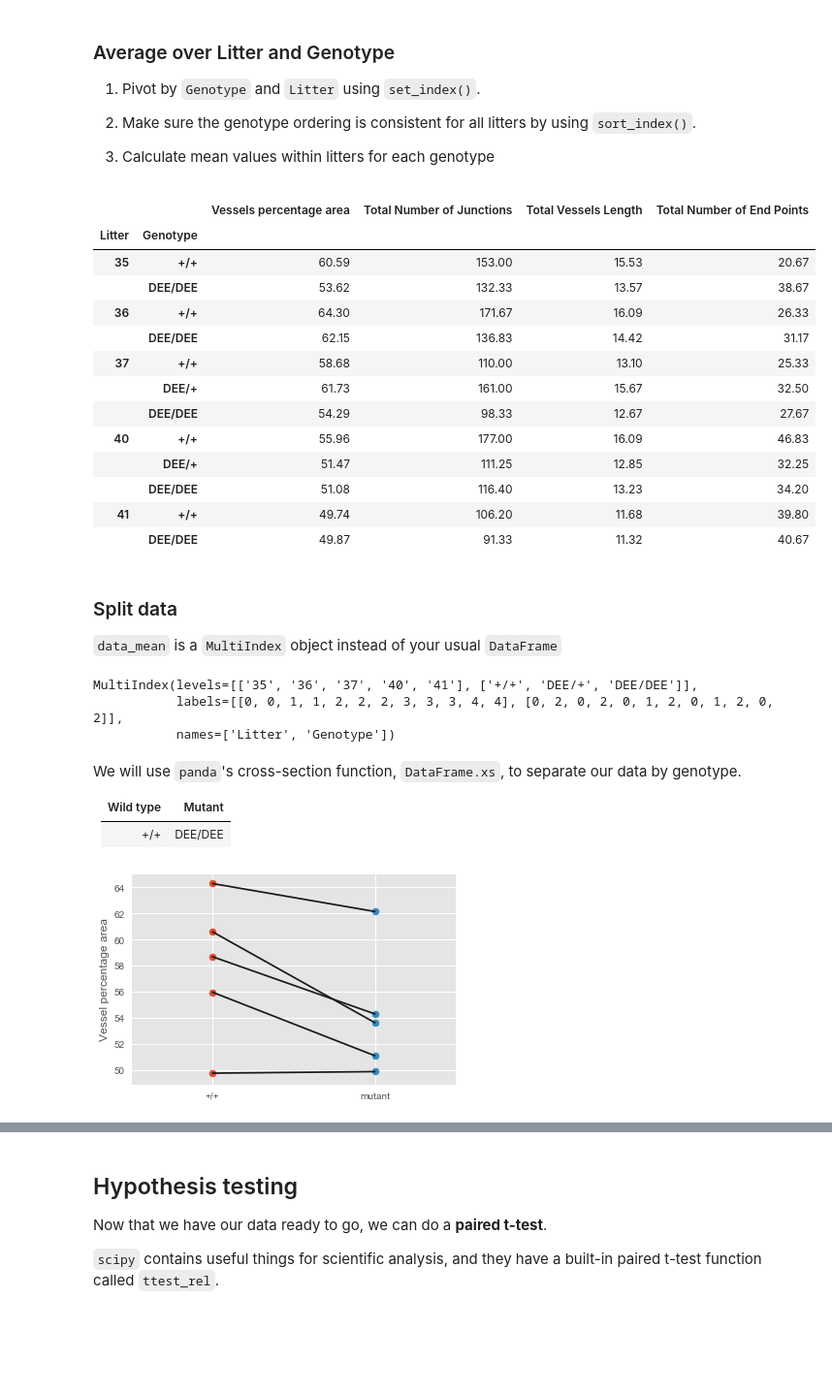
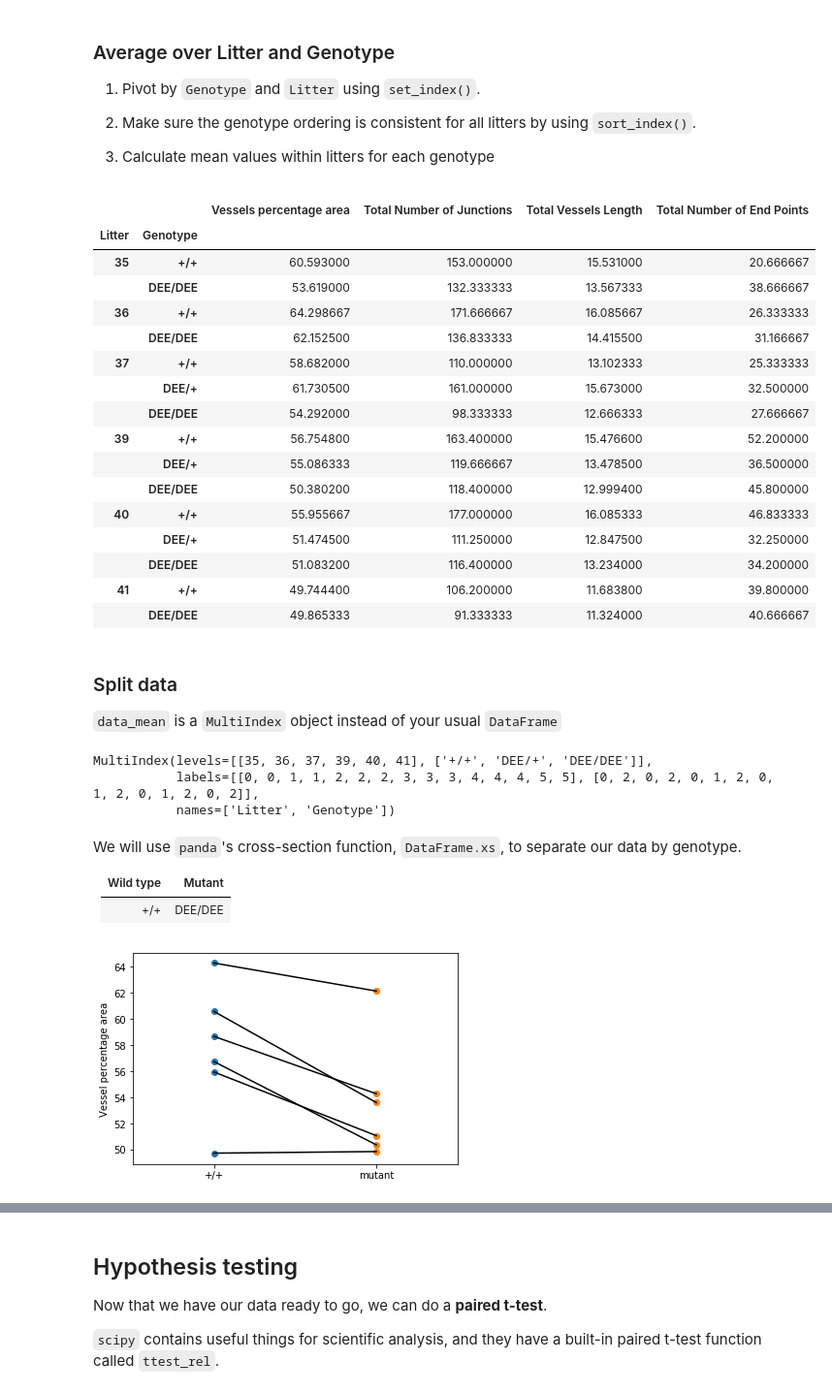
Before and after one commit to MixedIndentations/Angiogenesis-Density, a Jupyter notebook: notebooks/RetinalCells-PairedTtest.ipynb, the cells around one changed output, grey strips where cells are left out. Shown at 97% size. Cells and saved outputs as stored; diff of their text form; code cells hidden in the pictures; blank space fills up the shorter version.

```diff
--- a/notebooks/RetinalCells-PairedTtest.ipynb
+++ b/notebooks/RetinalCells-PairedTtest.ipynb
@@ -24,27 +24,30 @@ df.head() # Look at first five rows "header"
 
 3. Calculate mean values within litters for each genotype
 # %%
-data_mean = (merged_inner
+data_mean = (df
              .set_index(['Litter', 'Genotype']) # pivot
              .sort_index(level = ['Litter', 'Genotype'])
              .mean(level = ['Litter', 'Genotype'])
             )
 data_mean
 # %% [output]
 |  |  | Vessels percentage area | Total Number of Junctions | Total Vessels Length | Total Number of End Points |
 | Litter | Genotype |  |  |  |  |
-| 35 | +/+ | 60.59 | 153.00 | 15.53 | 20.67 |
-|  | DEE/DEE | 53.62 | 132.33 | 13.57 | 38.67 |
-| 36 | +/+ | 64.30 | 171.67 | 16.09 | 26.33 |
-|  | DEE/DEE | 62.15 | 136.83 | 14.42 | 31.17 |
-| 37 | +/+ | 58.68 | 110.00 | 13.10 | 25.33 |
-|  | DEE/+ | 61.73 | 161.00 | 15.67 | 32.50 |
-|  | DEE/DEE | 54.29 | 98.33 | 12.67 | 27.67 |
-| 40 | +/+ | 55.96 | 177.00 | 16.09 | 46.83 |
-|  | DEE/+ | 51.47 | 111.25 | 12.85 | 32.25 |
-|  | DEE/DEE | 51.08 | 116.40 | 13.23 | 34.20 |
-| 41 | +/+ | 49.74 | 106.20 | 11.68 | 39.80 |
-|  | DEE/DEE | 49.87 | 91.33 | 11.32 | 40.67 |
+| 35 | +/+ | 60.593000 | 153.000000 | 15.531000 | 20.666667 |
+|  | DEE/DEE | 53.619000 | 132.333333 | 13.567333 | 38.666667 |
+| 36 | +/+ | 64.298667 | 171.666667 | 16.085667 | 26.333333 |
+|  | DEE/DEE | 62.152500 | 136.833333 | 14.415500 | 31.166667 |
+| 37 | +/+ | 58.682000 | 110.000000 | 13.102333 | 25.333333 |
+|  | DEE/+ | 61.730500 | 161.000000 | 15.673000 | 32.500000 |
+|  | DEE/DEE | 54.292000 | 98.333333 | 12.666333 | 27.666667 |
+| 39 | +/+ | 56.754800 | 163.400000 | 15.476600 | 52.200000 |
+|  | DEE/+ | 55.086333 | 119.666667 | 13.478500 | 36.500000 |
+|  | DEE/DEE | 50.380200 | 118.400000 | 12.999400 | 45.800000 |
+| 40 | +/+ | 55.955667 | 177.000000 | 16.085333 | 46.833333 |
+|  | DEE/+ | 51.474500 | 111.250000 | 12.847500 | 32.250000 |
+|  | DEE/DEE | 51.083200 | 116.400000 | 13.234000 | 34.200000 |
+| 41 | +/+ | 49.744400 | 106.200000 | 11.683800 | 39.800000 |
+|  | DEE/DEE | 49.865333 | 91.333333 | 11.324000 | 40.666667 |
 # %% [markdown]
 ### Split data
 
@@ -52,8 +55,8 @@ data_mean
 # %%
 data_mean.index
 # %% [output]
-MultiIndex(levels=[['35', '36', '37', '40', '41'], ['+/+', 'DEE/+', 'DEE/DEE']],
-           labels=[[0, 0, 1, 1, 2, 2, 2, 3, 3, 3, 4, 4], [0, 2, 0, 2, 0, 1, 2, 0, 1, 2, 0, 2]],
+MultiIndex(levels=[[35, 36, 37, 39, 40, 41], ['+/+', 'DEE/+', 'DEE/DEE']],
+           labels=[[0, 0, 1, 1, 2, 2, 2, 3, 3, 3, 4, 4, 4, 5, 5], [0, 2, 0, 2, 0, 1, 2, 0, 1, 2, 0, 1, 2, 0, 2]],
            names=['Litter', 'Genotype'])
 # %% [markdown]
 We will use `panda`'s cross-section function, `DataFrame.xs`, to separate our data by genotype.
@@ -96,7 +99,7 @@ def pair_dot_plot(befores, afters, ylabel):
 # %%
 pair_dot_plot(wildVPA, mutantVPA, 'Vessel percentage area')
 # %% [output]
-[figure, old version]
+[figure, new version]
 # %%
 pair_dot_plot(wildVesselsLength, mutantVesselsLength, 'Vessel Lengths')
 # %% [output]
```
Also changed, not shown: parts of 45 cells of this notebook, 5 other files.
